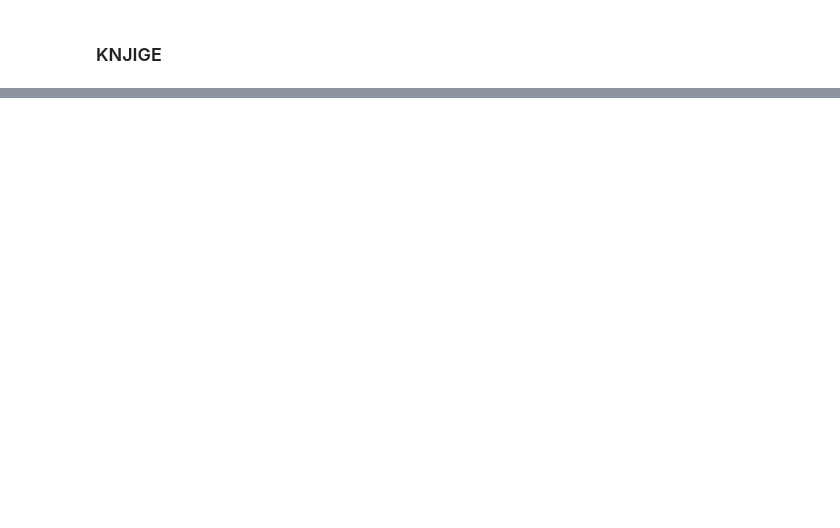
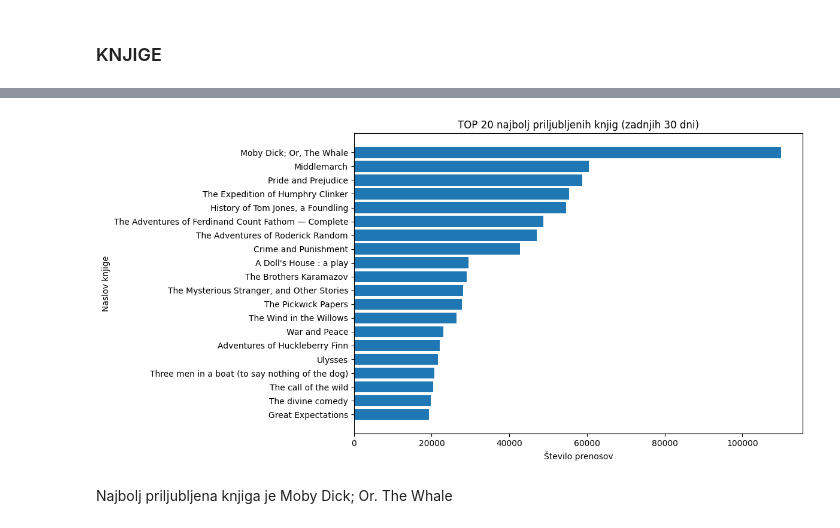
Before and after one commit to kajzrca/UVP-projekt, a Jupyter notebook: KNJIGE.ipynb, the cells around one changed output, grey strips where cells are left out. Saved outputs shown, nothing was run; the diff lists cells and outputs as text; code cells hidden in the pictures; blank space fills up the shorter version.

```diff
--- a/KNJIGE.ipynb
+++ b/KNJIGE.ipynb
@@ -50,0 +82,15 @@ podatki[['author', 'release_date', 'reading_level']]
+# %%
+# razvrsti po številu prenosov in vzemi top 20
+top_knjige = podatki.sort_values("downloads_last_30d", ascending=False).head(20)
+plt.figure(figsize=(12,6))
+plt.barh(top_knjige["title"], top_knjige["downloads_last_30d"])
+plt.title("TOP 20 najbolj priljubljenih knjig (zadnjih 30 dni)")
+plt.xlabel("Število prenosov")
+plt.ylabel("Naslov knjige")
+plt.gca().invert_yaxis()
+plt.tight_layout()
+plt.show()
+# %% [output]
+[figure, added]
+# %% [markdown]
+Najbolj priljubljena knjiga je Moby Dick; Or. The Whale
```
Also changed, not shown: parts of 6 cells of this notebook.
